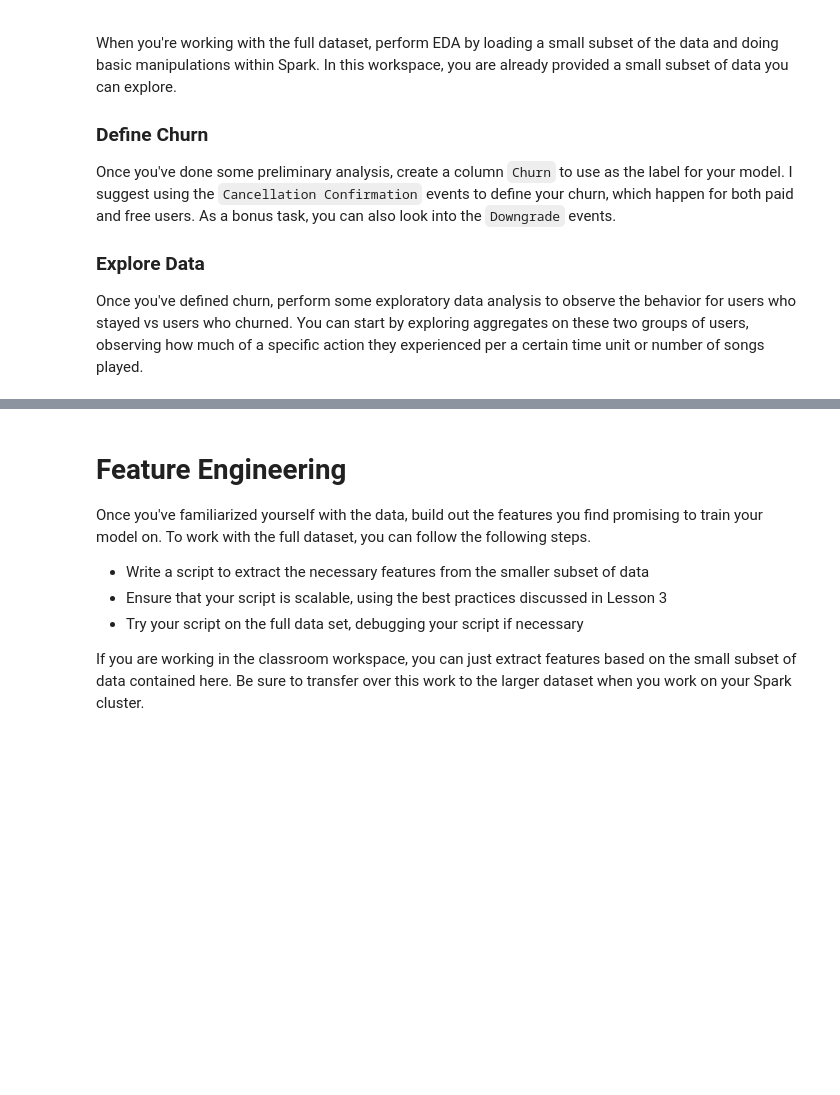
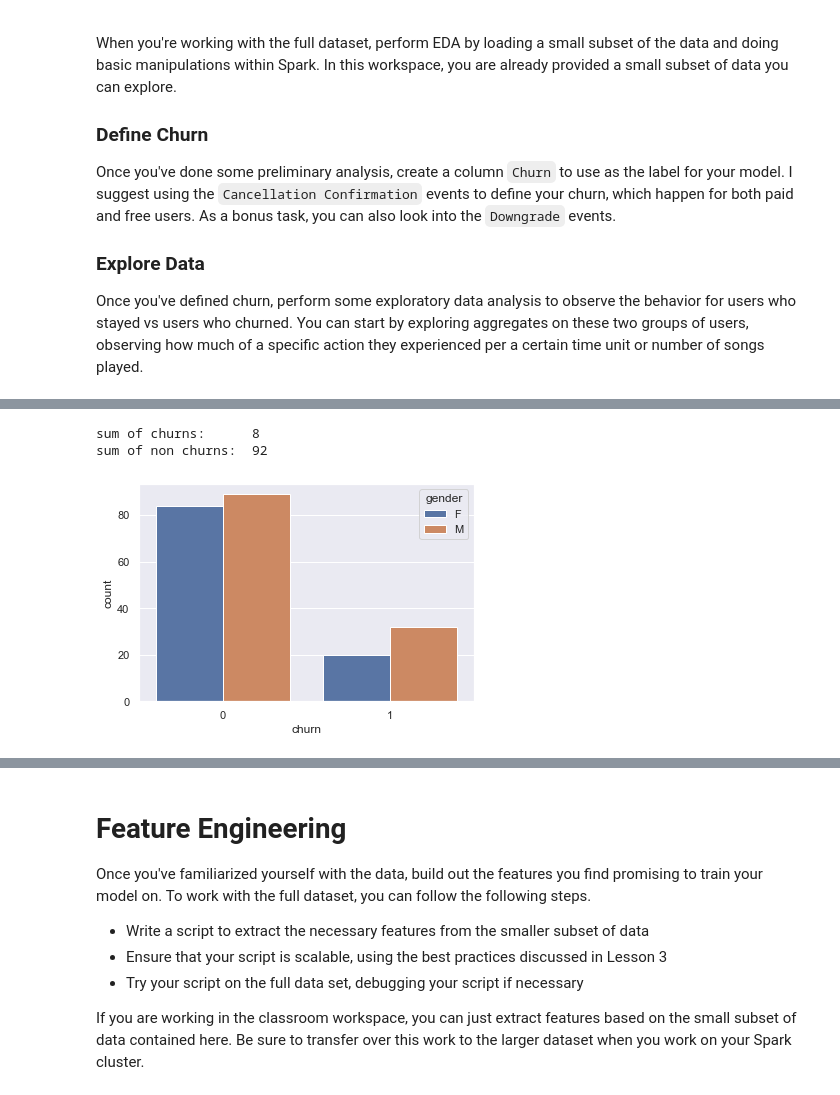
Before and after one commit to pmherp/udsnd_project-capstone, a Jupyter notebook: Sparkify.ipynb, the cells around one changed output, grey strips where cells are left out. Saved outputs shown, nothing was run; the diff lists cells and outputs as text; code cells hidden in the pictures; blank space fills up the shorter version.

Commit message:
feat: data exploration with distribution of churns by gender, page us distribution by churn users and non churn users, payment plan when churned

```diff
--- a/Sparkify.ipynb
+++ b/Sparkify.ipynb
@@ -121,0 +231,16 @@ def add_churn(data):
+# %%
+def show_gender_churn_dist():
+    """
+    This functions plots the distriution of deduplicated users in the dataset across genders for churn or non churn
+
+    Args:
+        - None
+    Returns:
+        - None
+    """
+    #distribution of churns users and normal users, deduplicated
+    gender_churn_df = churn_data.dropDuplicates(['userId', 'gender']).groupBy('churn', 'gender').count().toPandas()
+
+    #create barplot
+    gender_churn_barplot = Plots(x_values='churn', y_values='count', hue='gender', data=gender_churn_df)
+    gender_churn_barplot.sns_barplot()
@@ -170,0 +350,12 @@ df
+# %%
+#check for churn distribution across first 100 records
+print('sum of churns:     ', show_churn_data_df.churn.sum())
+print('sum of non churns: ', show_churn_data_df.churn.isin([0]).sum())
+# %% [output]
+sum of churns:      8
+sum of non churns:  92
+# %%
+#distribution of churns users and normal users, deduplicated
+show_gender_churn_dist()
+# %% [output]
+[figure, added]
```
Also changed, not shown: parts of 14 cells of this notebook.
